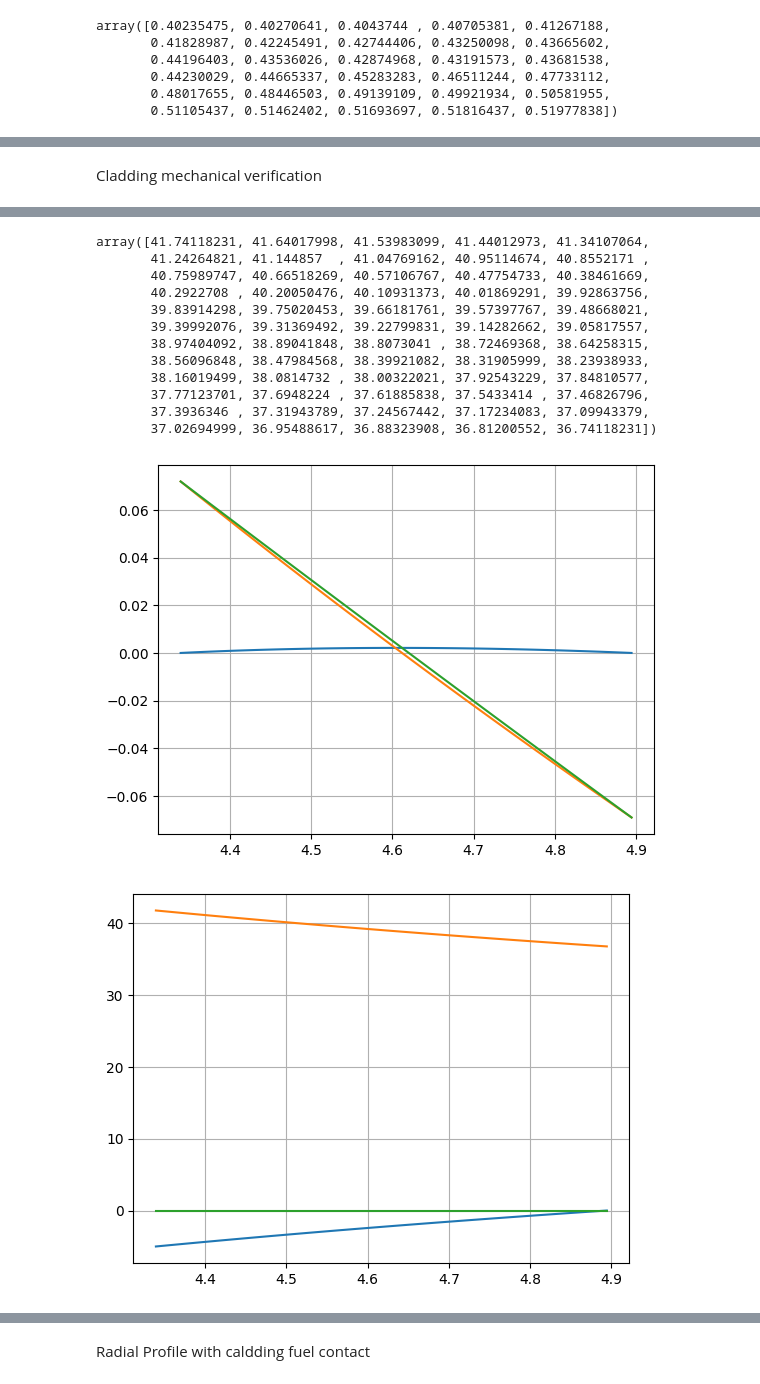
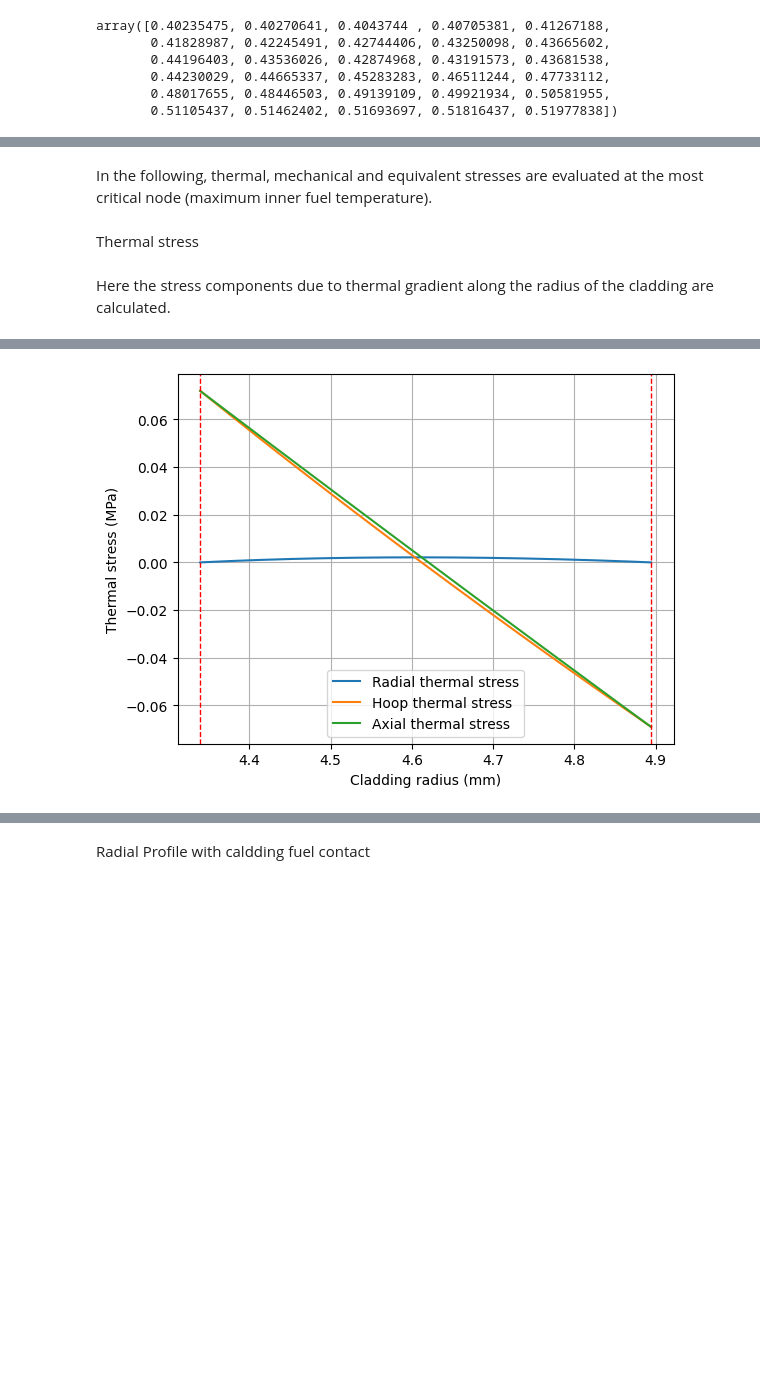
Before and after one commit to Andrea1999Broglia/ASTRID-reactor-fuel-pin-design, a Jupyter notebook: Reactor model.ipynb, the cells around one changed output, grey strips where cells are left out. Saved outputs shown, nothing was run; the diff lists cells and outputs as text; code cells hidden in the pictures; blank space fills up the shorter version.

Commit message:
Mechanical verification and PCI profile completed

```diff
--- a/Reactor model.ipynb
+++ b/Reactor model.ipynb
@@ -1289,11 +1291,17 @@ def Tcreep_strain_rate_c(T,sigma_eq): #T in °C
     return 2.3*10**14*math.e**(-84600/(R*(T+273.15)))*math.sinh(34.54*sigma_eq/(0.8075*R*(T+273.15)))
-# %% [markdown]
-Cladding mechanical verification
+# %% [markdown]
+In the following, thermal, mechanical and equivalent stresses are evaluated at the most critical node (maximum inner fuel temperature).
+# %% [markdown]
+Thermal stress
+# %% [markdown]
+Here the stress components due to thermal gradient along the radius of the cladding are calculated.
 # %%
 #Thermal
+r_cladding=np.linspace(Rco_hot[np.where(Tfi==max(Tfi))][0],     Rci_hot[np.where(Tfi==max(Tfi))][0],      int((Rco_hot[np.where(Tfi==max(Tfi))]-Rci_hot[np.where(Tfi==max(Tfi))])*1000))
+cladding_profile=integrate.solve_ivp(dTdr_cladding, t_span=(r_cladding_res[0], r_cladding_res[-1]), t_eval=r_cladding_res, y0=[Tco[np.where(Tfi==max(Tfi))[0][0]]], args=(q[np.where(Tfi==max(Tfi))[0][0]],))
 
-rvals=np.flip(np.copy(sol1.t))
-Tvals=np.flip(np.copy(sol1.y[0]))
+rvals=np.flip(np.copy(cladding_profile.t))
+Tvals=np.flip(np.copy(cladding_profile.y[0]))
 
 alpha_c=(-3.101*10**-4+1.545*10**-5*(Tvals)+2.75*10**-9*(Tvals)**2)/(Tvals-25)/100
 sigma_cladding_rt=np.zeros(len(rvals))
@@ -1311,45 +1319,13 @@ for i in range(len(rvals)):
     sigma_cladding_zt[i]=sigma_cladding_rt[i]+sigma_cladding_thetat[i]
 
 plt.figure()
-plt.plot(rvals, sigma_cladding_rt)
-plt.plot(rvals, sigma_cladding_thetat)
-plt.plot(rvals, sigma_cladding_zt)
+plt.plot(rvals, sigma_cladding_rt, label="Radial thermal stress")
+plt.plot(rvals, sigma_cladding_thetat, label="Hoop thermal stress")
+plt.plot(rvals, sigma_cladding_zt, label="Axial thermal stress")
+plt.xlabel("Cladding radius (mm)")
+plt.ylabel("Thermal stress (MPa)")
+plt.axvline(x=rvals[0], color="r", ls="--", linewidth=1)
+plt.axvline(x=rvals[-1], color="r", ls="--", linewidth=1)
+plt.legend()
 plt.grid()
-
-#Mechanical
-a,b,r=sp.symbols("a b r")
-sigma_r=a/r**2+b
-
-sigma_cladding_rm=np.zeros(len(rvals))
-sigma_cladding_thetam=np.zeros(len(rvals))
-sigma_cladding_zm=np.zeros(len(rvals))
-C1=sp.Eq(sigma_r.subs(r,rvals[0]),-5) #MPa
-C2=sp.Eq(sigma_r.subs(r,rvals[-1]),0) #MPa
-
-parameters=sp.solve((C1,C2), [a,b])
-sigma_r=sigma_r.subs(parameters)
-sigma_theta=sigma_r+r*sigma_r.diff(r,1)
-
-for i in range(len(rvals)):
-    sigma_cladding_rm[i]=sigma_r.subs(r, rvals[i])
-    sigma_cladding_thetam[i]=sigma_theta.subs(r, rvals[i])
-display(sigma_cladding_rm,sigma_cladding_thetam)
-
-plt.figure()
-plt.plot(rvals, sigma_cladding_rm)
-plt.plot(rvals, sigma_cladding_thetam)
-plt.plot(rvals, sigma_cladding_zm)
-plt.grid()
-
-#equivalent stress
-equivalent_stress=np.zeros(len(rvals))
-
-sigma_cladding_r=sigma_cladding_rm+sigma_cladding_rt
-sigma_cladding_theta=sigma_cladding_thetam+sigma_cladding_thetat
-sigma_cladding_z=sigma_cladding_zm+sigma_cladding_zt
-for i in range(len(rvals)):
-    equivalent_stress[i]=math.sqrt(((sigma_cladding_r[i]-sigma_cladding_theta[i])**2+(sigma_cladding_r[i]-sigma_cladding_z[i])**2+(sigma_cladding_theta[i]-sigma_cladding_z[i])**2)/2)
-plt.figure()
-plt.plot(rvals, equivalent_stress)
-plt.grid()
 # %% [output]
@@ -1371,14 +1332 @@ array([-5.00000000e+00, -4.89899766e+00, -4.79864867e+00, -4.69894742e+00,
-array([41.74118231, 41.64017998, 41.53983099, 41.44012973, 41.34107064,
-       41.24264821, 41.144857  , 41.04769162, 40.95114674, 40.8552171 ,
-       40.75989747, 40.66518269, 40.57106767, 40.47754733, 40.38461669,
-       40.2922708 , 40.20050476, 40.10931373, 40.01869291, 39.92863756,
-       39.83914298, 39.75020453, 39.66181761, 39.57397767, 39.48668021,
-       39.39992076, 39.31369492, 39.22799831, 39.14282662, 39.05817557,
-       38.97404092, 38.89041848, 38.8073041 , 38.72469368, 38.64258315,
-       38.56096848, 38.47984568, 38.39921082, 38.31905999, 38.23938933,
-       38.16019499, 38.0814732 , 38.00322021, 37.92543229, 37.84810577,
-       37.77123701, 37.6948224 , 37.61885838, 37.5433414 , 37.46826796,
-       37.3936346 , 37.31943789, 37.24567442, 37.17234083, 37.09943379,
-       37.02694999, 36.95488617, 36.88323908, 36.81200552, 36.74118231])
-[figure, old version]
+[figure, new version]
-[figure, removed]
```
Also changed, not shown: parts of 20 cells of this notebook.
